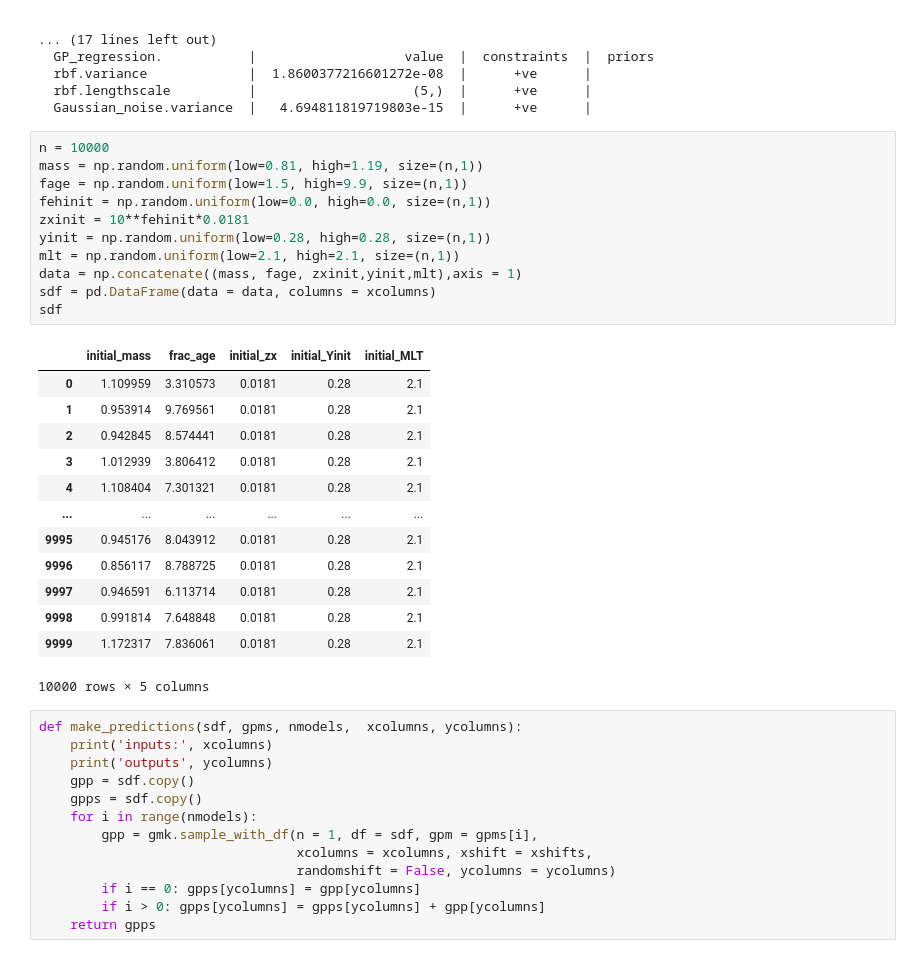
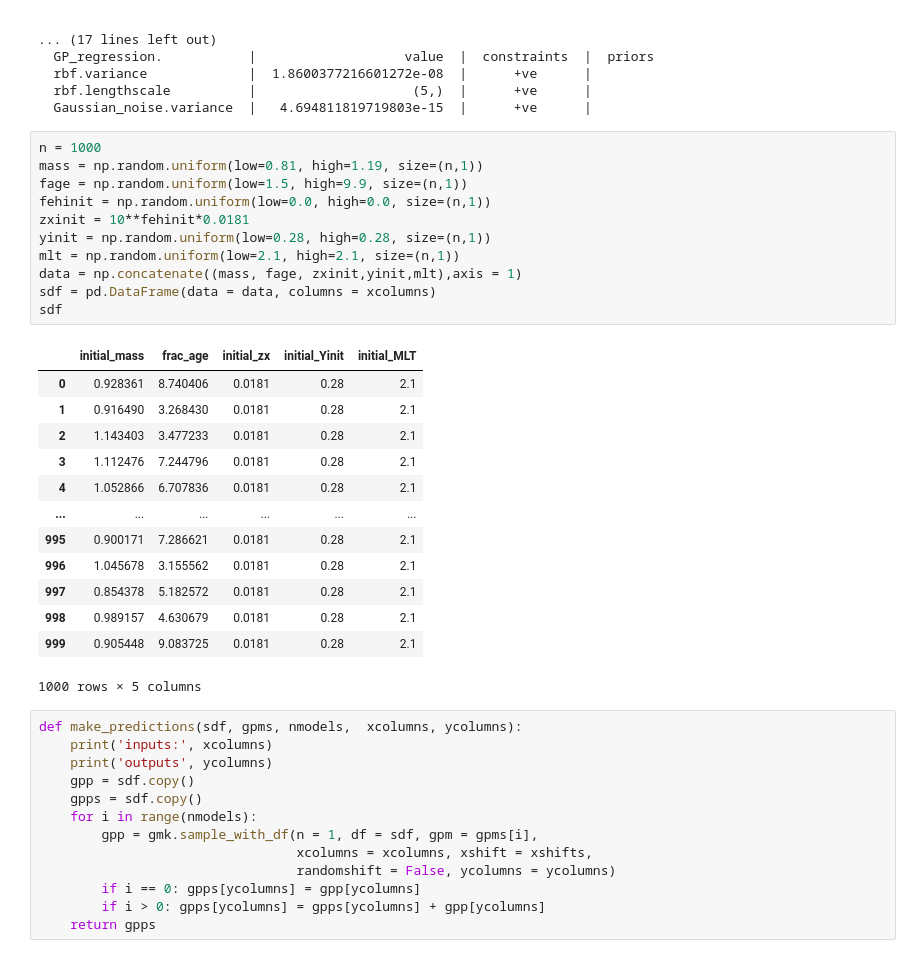
Before and after one commit to litanda/GPGrid_paper, a Jupyter notebook: GPR_model/Gpy_load_5d_models.ipynb, the cells around one changed output. Saved outputs shown, nothing was run; the diff lists cells and outputs as text.

```diff
--- a/GPR_model/Gpy_load_5d_models.ipynb
+++ b/GPR_model/Gpy_load_5d_models.ipynb
@@ -599,30 +599,30 @@ Parameters:
   rbf.lengthscale          |                    (5,)  |      +ve      |
   Gaussian_noise.variance  |   4.694811819719803e-15  |      +ve      |
 # %%
-n = 10000
+n = 1000
 mass = np.random.uniform(low=0.81, high=1.19, size=(n,1))
 fage = np.random.uniform(low=1.5, high=9.9, size=(n,1))
 fehinit = np.random.uniform(low=0.0, high=0.0, size=(n,1))
 zxinit = 10**fehinit*0.0181
 yinit = np.random.uniform(low=0.28, high=0.28, size=(n,1))
 mlt = np.random.uniform(low=2.1, high=2.1, size=(n,1))
 data = np.concatenate((mass, fage, zxinit,yinit,mlt),axis = 1)
 sdf = pd.DataFrame(data = data, columns = xcolumns)
 sdf
 # %% [output]
 |  | initial_mass | frac_age | initial_zx | initial_Yinit | initial_MLT |
-| 0 | 1.109959 | 3.310573 | 0.0181 | 0.28 | 2.1 |
-| 1 | 0.953914 | 9.769561 | 0.0181 | 0.28 | 2.1 |
-| 2 | 0.942845 | 8.574441 | 0.0181 | 0.28 | 2.1 |
-| 3 | 1.012939 | 3.806412 | 0.0181 | 0.28 | 2.1 |
-| 4 | 1.108404 | 7.301321 | 0.0181 | 0.28 | 2.1 |
+| 0 | 0.928361 | 8.740406 | 0.0181 | 0.28 | 2.1 |
+| 1 | 0.916490 | 3.268430 | 0.0181 | 0.28 | 2.1 |
+| 2 | 1.143403 | 3.477233 | 0.0181 | 0.28 | 2.1 |
+| 3 | 1.112476 | 7.244796 | 0.0181 | 0.28 | 2.1 |
+| 4 | 1.052866 | 6.707836 | 0.0181 | 0.28 | 2.1 |
 | ... | ... | ... | ... | ... | ... |
-| 9995 | 0.945176 | 8.043912 | 0.0181 | 0.28 | 2.1 |
-| 9996 | 0.856117 | 8.788725 | 0.0181 | 0.28 | 2.1 |
-| 9997 | 0.946591 | 6.113714 | 0.0181 | 0.28 | 2.1 |
-| 9998 | 0.991814 | 7.648848 | 0.0181 | 0.28 | 2.1 |
-| 9999 | 1.172317 | 7.836061 | 0.0181 | 0.28 | 2.1 |
+| 995 | 0.900171 | 7.286621 | 0.0181 | 0.28 | 2.1 |
+| 996 | 1.045678 | 3.155562 | 0.0181 | 0.28 | 2.1 |
+| 997 | 0.854378 | 5.182572 | 0.0181 | 0.28 | 2.1 |
+| 998 | 0.989157 | 4.630679 | 0.0181 | 0.28 | 2.1 |
+| 999 | 0.905448 | 9.083725 | 0.0181 | 0.28 | 2.1 |
-10000 rows × 5 columns
+1000 rows × 5 columns
 # %%
 def make_predictions(sdf, gpms, nmodels,  xcolumns, ycolumns):
     print('inputs:', xcolumns)
```
Also changed, not shown: parts of 3 cells of this notebook, 20 other files.
